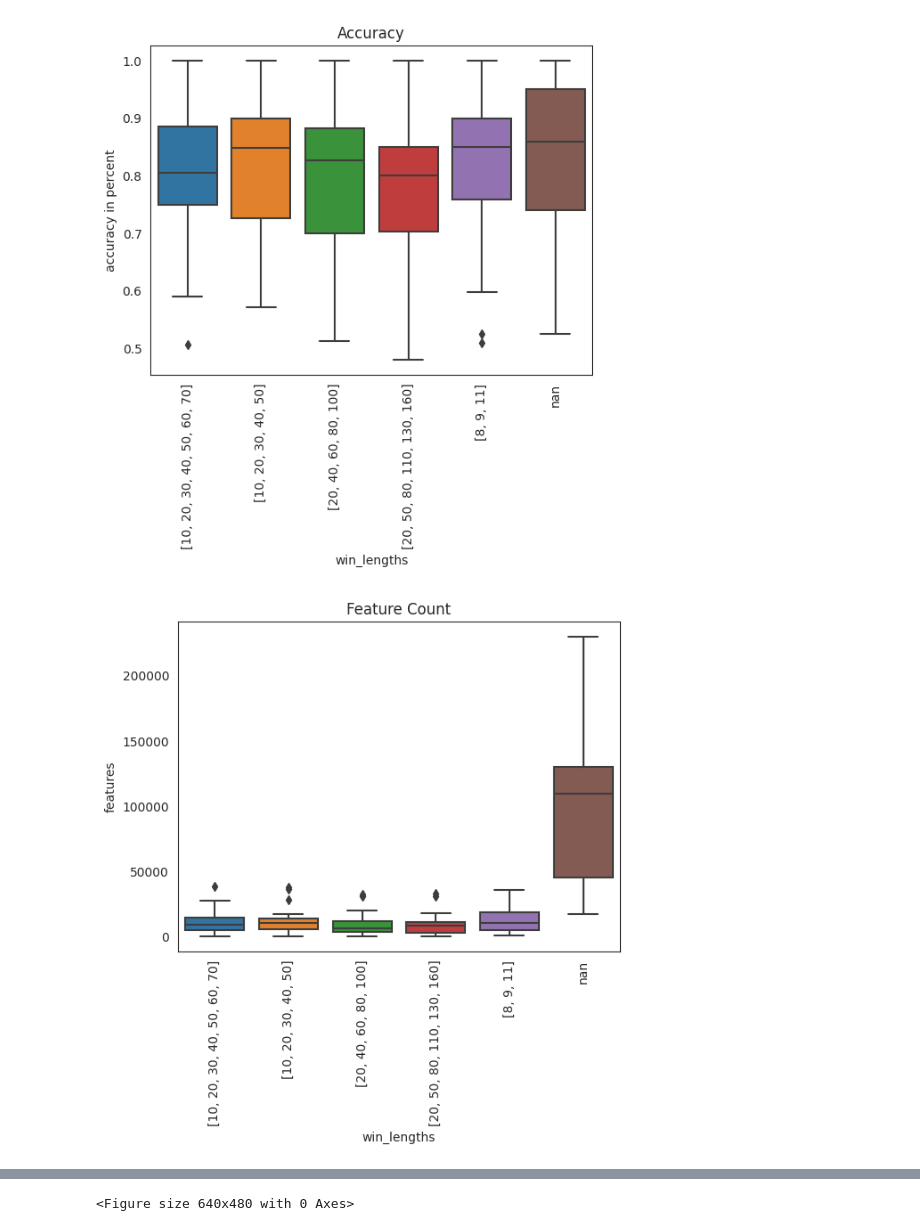
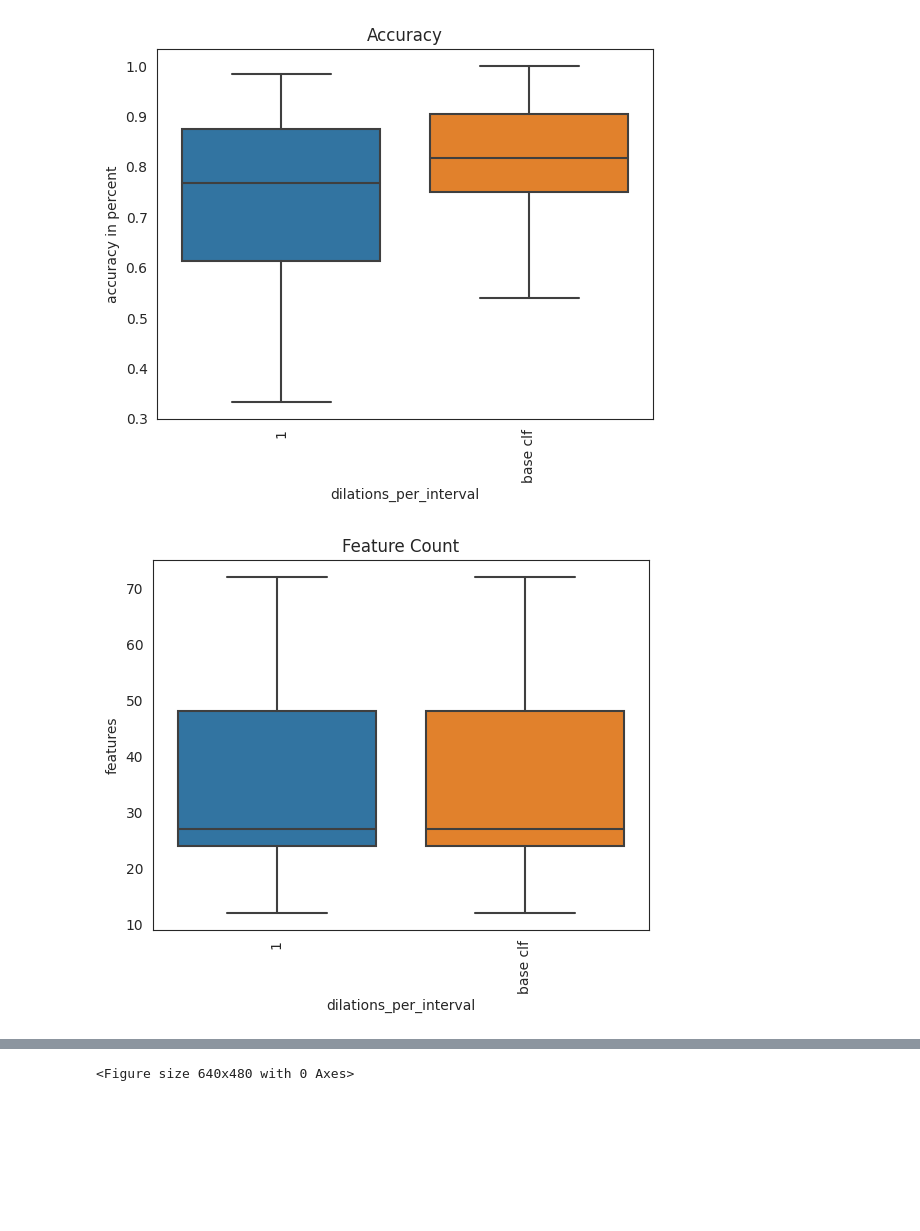
Before and after one commit to r00tk1d/dilation_evaluation, a Jupyter notebook: benchmark/visualize_from_csv.ipynb, the cells around one changed output, grey strips where cells are left out. Cells and saved outputs as stored; diff of their text form; code cells hidden in the pictures; blank space fills up the shorter version.

Commit message:
benchamrk visualization improved

```diff
--- a/benchmark/visualize_from_csv.ipynb
+++ b/benchmark/visualize_from_csv.ipynb
@@ -1,25 +1,27 @@
 # %%
 import visualize
 import pandas as pd
 
-benchmark_name = "CBOSS_DILATION2_win_lengths"
+benchmark_name = "TSF_DILATION_DURCHLAUFTESTT_dilations_per_interval"
 save_plots = True
-base_column = 'win_lengths'
+base_column = 'dilations_per_interval'
 
 all_results_raw = pd.read_csv("./results/" + benchmark_name + "/" + benchmark_name + ".csv", index_col=0)
-#all_results_raw[base_column] = all_results_raw[base_column].astype(int)
-#all_results_raw.sort_values(by=[base_column], inplace=True)
+all_results_raw[base_column] = all_results_raw[base_column].astype(int)
+all_results_raw.sort_values(by=[base_column], inplace=True)
+all_results_raw[base_column] = all_results_raw[base_column].replace([-1], 'base clf')
 all_results_grouped = all_results_raw.groupby(base_column, dropna = False)
 all_results = [group for _, group in all_results_grouped]
 
-all_results_mean_raw = pd.read_csv("./results/" + benchmark_name + "/" + benchmark_name + "_av.csv", index_col=0)
-#all_results_mean_raw[base_column] = all_results_mean_raw[base_column].astype(int)
-#all_results_mean_raw.sort_values(by=[base_column], inplace=True)
-all_results_mean_grouped = all_results_mean_raw.groupby(base_column, dropna = False)
-all_results_mean = [group for _, group in all_results_mean_grouped]
+visualize.boxplots(all_results, benchmark_name=benchmark_name, save_boxplots=save_plots, base_column=base_column)
 
-visualize.boxplots(all_results, benchmark_name=benchmark_name, save_boxplots=save_plots, base_column=base_column)
-visualize.barplots(all_results_mean, benchmark_name=benchmark_name, save_barcharts=save_plots, base_column=base_column)
+# all_results_mean_raw = pd.read_csv("./results/" + benchmark_name + "/" + benchmark_name + "_av.csv", index_col=0)
+# all_results_mean_raw[base_column] = all_results_mean_raw[base_column].astype(int)
+# all_results_mean_raw.sort_values(by=[base_column], inplace=True)
+# all_results_mean_raw[base_column] = all_results_mean_raw[base_column].replace([-1], 'base clf')
+# all_results_mean_grouped = all_results_mean_raw.groupby(base_column, dropna = False)
+# all_results_mean = [group for _, group in all_results_mean_grouped]
+#visualize.barplots(all_results_mean, benchmark_name=benchmark_name, save_barcharts=save_plots, base_column=base_column)
 # %% [output]
-[figure, old version]
+[figure, new version]
-[figure, old version]
+[figure, new version]
```
Also changed, not shown: parts of 1 cell of this notebook, 54 other files.
